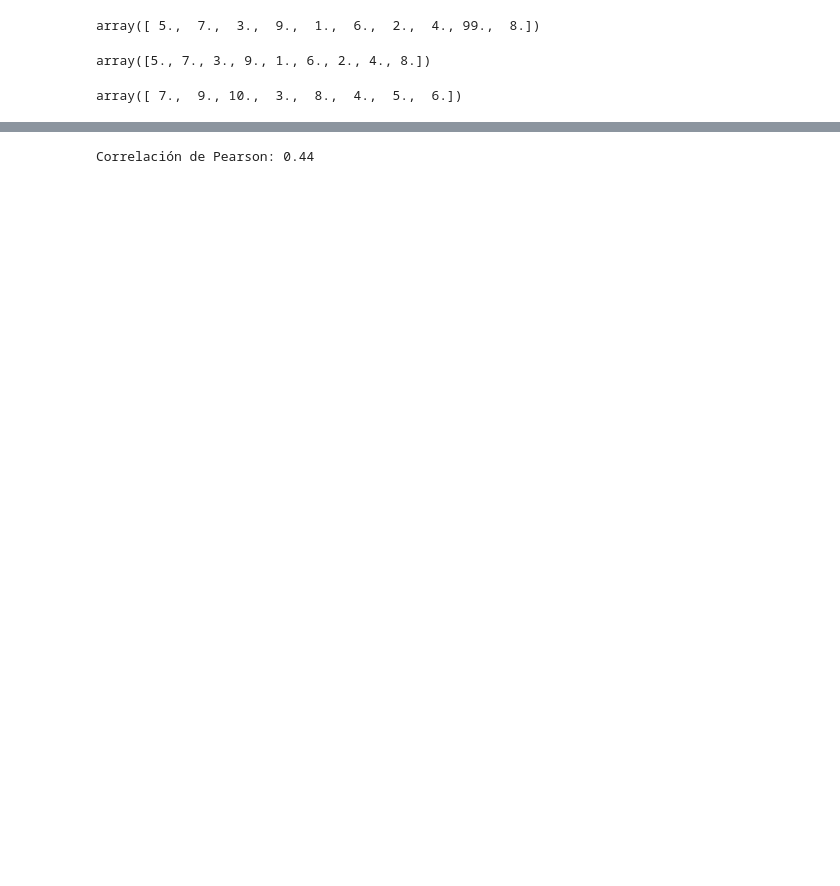
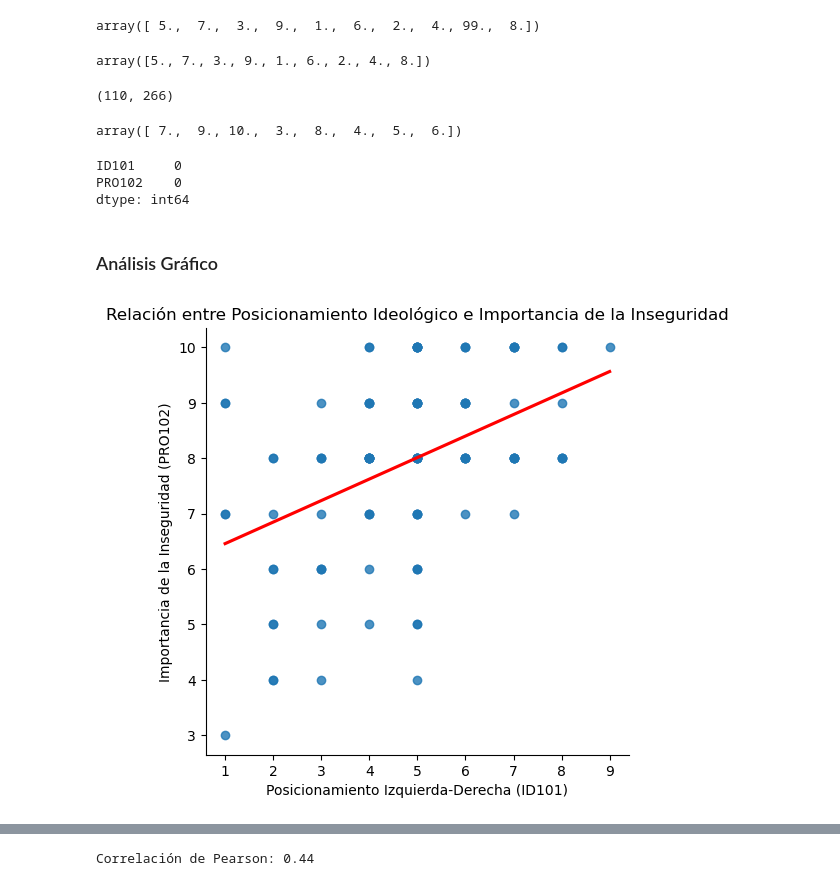
Before and after one commit to palulloa/metodo, a Jupyter notebook: Regresionlineal.ipynb, the cells around one changed output, grey strips where cells are left out. Saved outputs shown, nothing was run; the diff lists cells and outputs as text; code cells hidden in the pictures; blank space fills up the shorter version.

Commit message:
Regresión 1

```diff
--- a/Regresionlineal.ipynb
+++ b/Regresionlineal.ipynb
@@ -47,8 +57,12 @@ df["ID101"].unique()
 array([ 5.,  7.,  3.,  9.,  1.,  6.,  2.,  4., 99.,  8.])
 # %%
 #Eliminar categorías residuales
-df = df[(df['ID101'] != 98) & (df['ID101'] != 99)] #Elimino valores de 98 (NS) y 99 (NC) de la variable
-df["ID101"].unique() # Observacion: ningun diputado se coloca en el extremo de la derecha (10) pero sí en el extremo de la izq (1)
+df_hip1 = df[(df['ID101'] != 98) & (df['ID101'] != 99)] #Elimino valores de 98 (NS) y 99 (NC) de la variable
+df_hip1["ID101"].unique() # Observacion: ningun diputado se coloca en el extremo de la derecha (10) pero sí en el extremo de la izq (1)
 # %% [output]
 array([5., 7., 3., 9., 1., 6., 2., 4., 8.])
+# %%
+df_hip1.shape #Se elimina una fila (Un diputado) del dataset
+# %% [output]
+(110, 266)
 # %%
@@ -57,2 +72,10 @@ df["PRO102"].unique()
 # %% [output]
 array([ 7.,  9., 10.,  3.,  8.,  4.,  5.,  6.])
+# %%
+df_hip1[["ID101", "PRO102"]].isna().sum() #No hay nulos
+# %% [output]
+ID101     0
+PRO102    0
+dtype: int64
+# %% [markdown]
+### Análisis Gráfico
@@ -58,0 +85,9 @@ array([ 7.,  9., 10.,  3.,  8.,  4.,  5.,  6.])
+# %%
+# Scatterplot con línea de regresión
+sns.lmplot(x="ID101", y="PRO102", data=df_hip1, ci=None, line_kws={'color': 'red'})
+plt.xlabel("Posicionamiento Izquierda-Derecha (ID101)")
+plt.ylabel("Importancia de la Inseguridad (PRO102)")
+plt.title("Relación entre Posicionamiento Ideológico e Importancia de la Inseguridad")
+plt.show()
+# %% [output]
+[figure, added]
```
Also changed, not shown: parts of 16 cells of this notebook.
